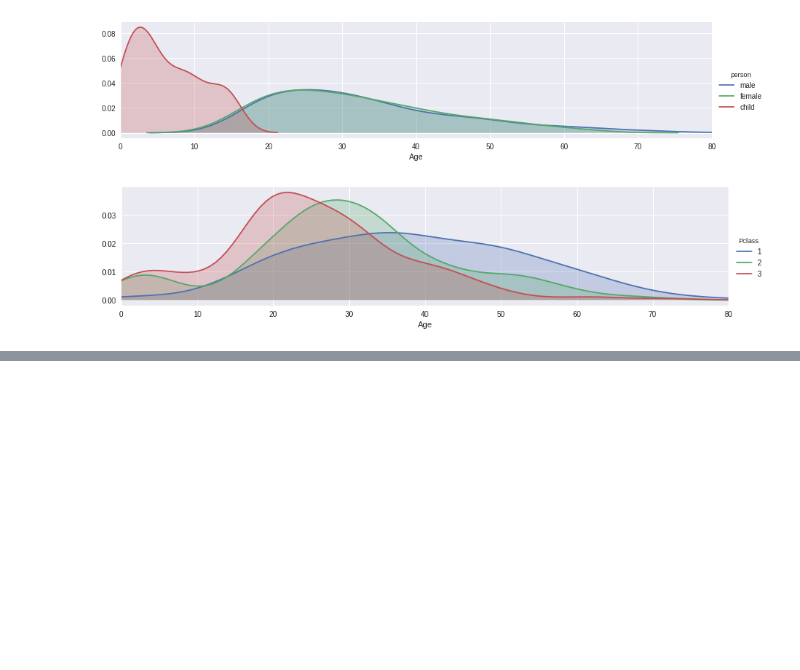
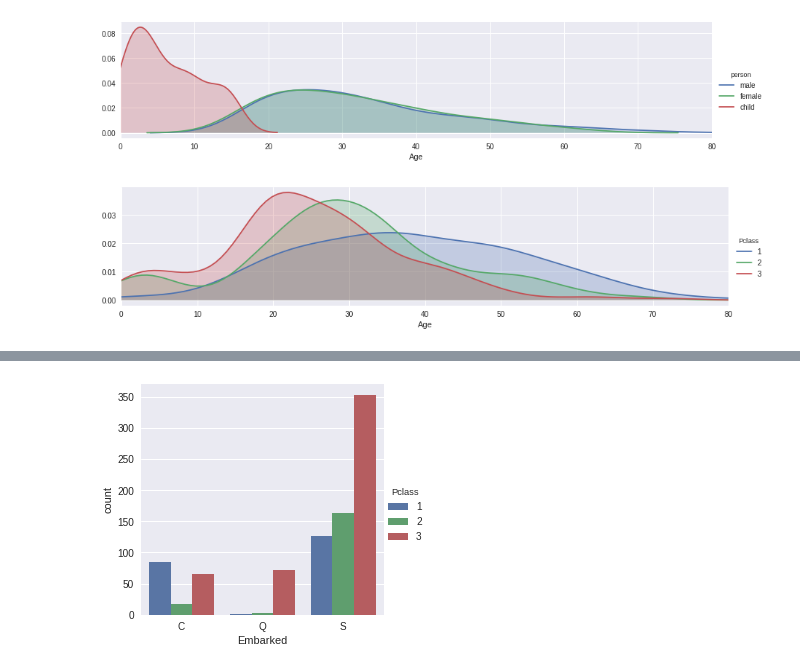
Before and after one commit to manishth/titanic_machine_learning_from_disaster, a Jupyter notebook: Titanic Machine Learning.ipynb, the cells around one changed output, grey strips where cells are left out. Saved outputs shown, nothing was run; the diff lists cells and outputs as text; code cells hidden in the pictures; blank space fills up the shorter version.

```diff
--- a/Titanic Machine Learning.ipynb
+++ b/Titanic Machine Learning.ipynb
@@ -142,0 +180,7 @@ plt.show()
+# %%
+# Now lets checkout a factor plot that shows how many passengers in each class embarked from each C, Q, S places
+sns.factorplot("Embarked", data=titanic_df, kind="count", hue="Pclass", x_order=["C", "Q", "S"])
+
+plt.show()
+# %% [output]
+[figure, added]
```
Also changed, not shown: parts of 4 cells of this notebook.
